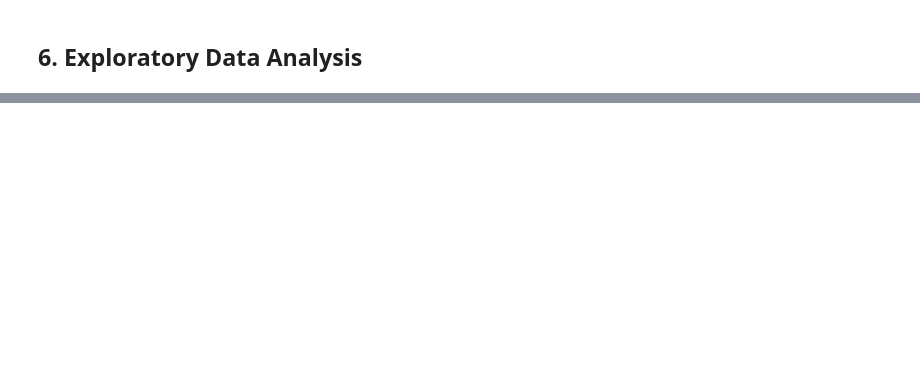
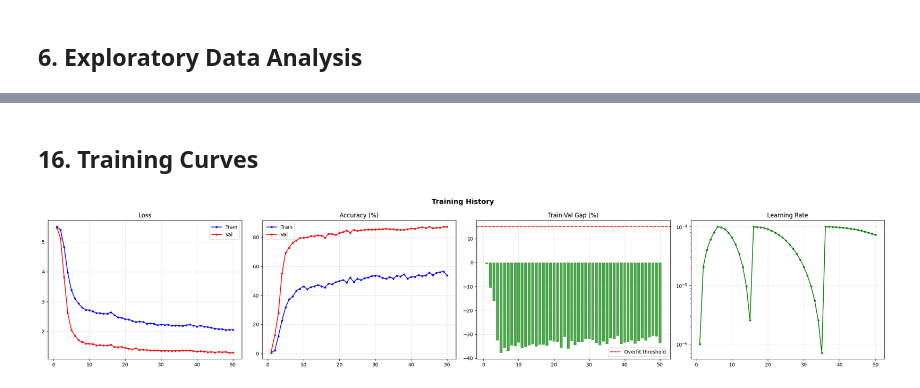
Before and after one commit to KAshyapk07/NutriSense-AI, a Jupyter notebook: Notebooks/08_NutriSense_ConvNeXt_Training.ipynb, the cells around one changed output, grey strips where cells are left out. Cells and saved outputs as stored; diff of their text form; code cells hidden in the pictures; blank space fills up the shorter version.

```diff
--- a/Notebooks/08_NutriSense_ConvNeXt_Training.ipynb
+++ b/Notebooks/08_NutriSense_ConvNeXt_Training.ipynb
@@ -1117,0 +389,20 @@ print("=" * 60)
+# %%
+def build_model(num_classes, pretrained=True):
+    model = timm.create_model('convnext_small.fb_in22k_ft_in1k', pretrained=pretrained,
+                              drop_path_rate=DROP_PATH_RATE)
+    in_features = model.head.fc.in_features
+    model.head.fc = nn.Sequential(
+        nn.LayerNorm(in_features),
+        nn.Dropout(p=0.3),
+        nn.Linear(in_features, 512),
+        nn.GELU(),
+        nn.Dropout(p=0.2),
+        nn.Linear(512, num_classes)
+    )
+    return model
+
+model = build_model(num_classes=num_classes, pretrained=True)
+
+total_params = sum(p.numel() for p in model.parameters())
+trainable_params = sum(p.numel() for p in model.parameters() if p.requires_grad)
+print(f"ConvNeXt-Small | Params: {total_params:,} | Trainable: {trainable_params:,} | Classes: {num_classes}")
@@ -1117,0 +780,30 @@ print("=" * 60)
+# %% [markdown]
+## 16. Training Curves
+# %%
+def plot_training_history(history):
+    epochs_range = range(1, len(history['train_loss']) + 1)
+    fig, axes = plt.subplots(1, 4, figsize=(24, 5))
+
+    axes[0].plot(epochs_range, history['train_loss'], 'b-o', ms=3, label='Train')
+    axes[0].plot(epochs_range, history['val_loss'], 'r-o', ms=3, label='Val')
+    axes[0].set_title('Loss'); axes[0].legend(); axes[0].grid(alpha=0.3)
+
+    axes[1].plot(epochs_range, [a*100 for a in history['train_acc']], 'b-o', ms=3, label='Train')
+    axes[1].plot(epochs_range, [a*100 for a in history['val_acc']], 'r-o', ms=3, label='Val')
+    axes[1].set_title('Accuracy (%)'); axes[1].legend(); axes[1].grid(alpha=0.3)
+
+    gaps = [(t-v)*100 for t,v in zip(history['train_acc'], history['val_acc'])]
+    colors = ['red' if g > 15 else 'orange' if g > 10 else 'green' for g in gaps]
+    axes[2].bar(epochs_range, gaps, color=colors, alpha=0.7)
+    axes[2].axhline(y=15, color='red', linestyle='--', label='Overfit threshold')
+    axes[2].set_title('Train-Val Gap (%)'); axes[2].legend(); axes[2].grid(alpha=0.3)
+
+    axes[3].plot(epochs_range, history['lr'], 'g-o', ms=3)
+    axes[3].set_title('Learning Rate'); axes[3].set_yscale('log'); axes[3].grid(alpha=0.3)
+
+    plt.suptitle('Training History', fontsize=14, fontweight='bold')
+    plt.tight_layout(); plt.show()
+
+plot_training_history(history)
+# %% [output]
+[figure, added]
```
Also changed, not shown: parts of 71 cells of this notebook, 6 other files.
